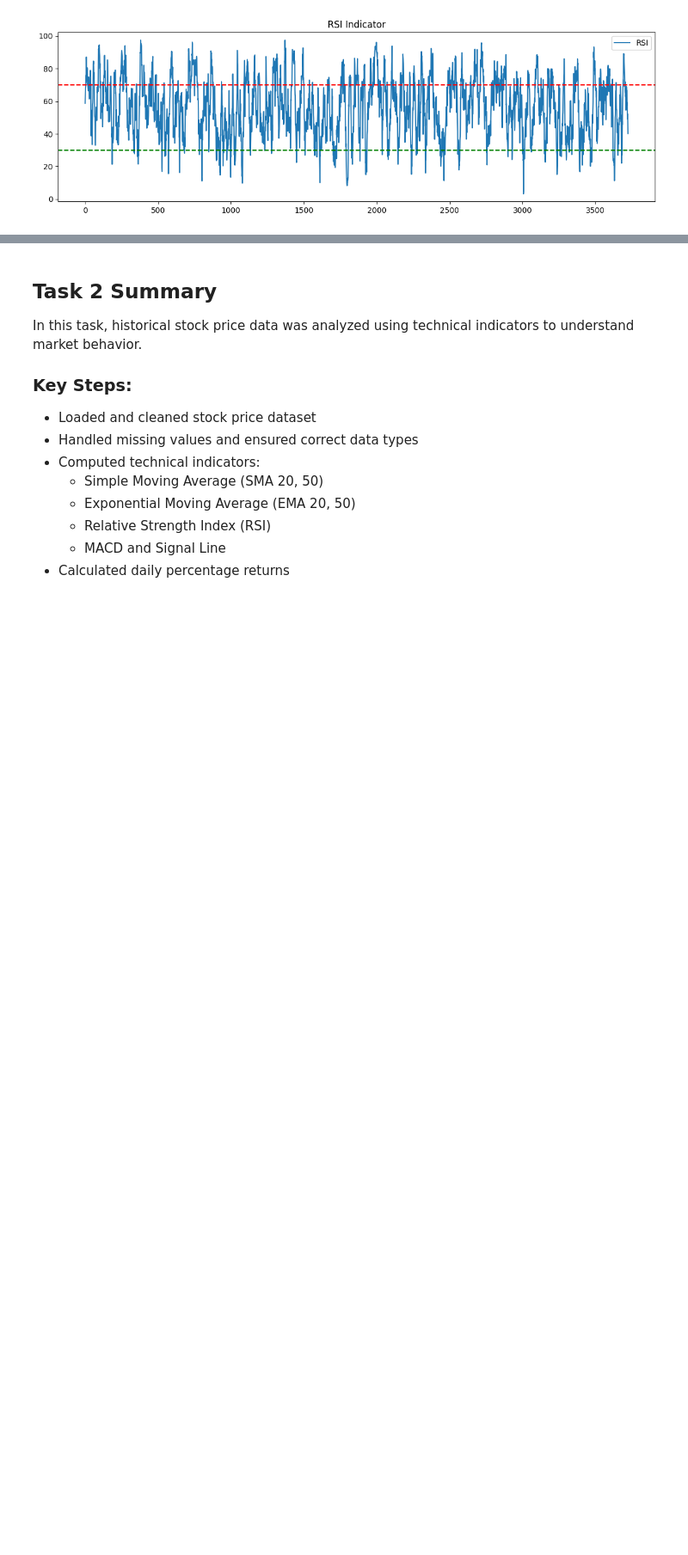
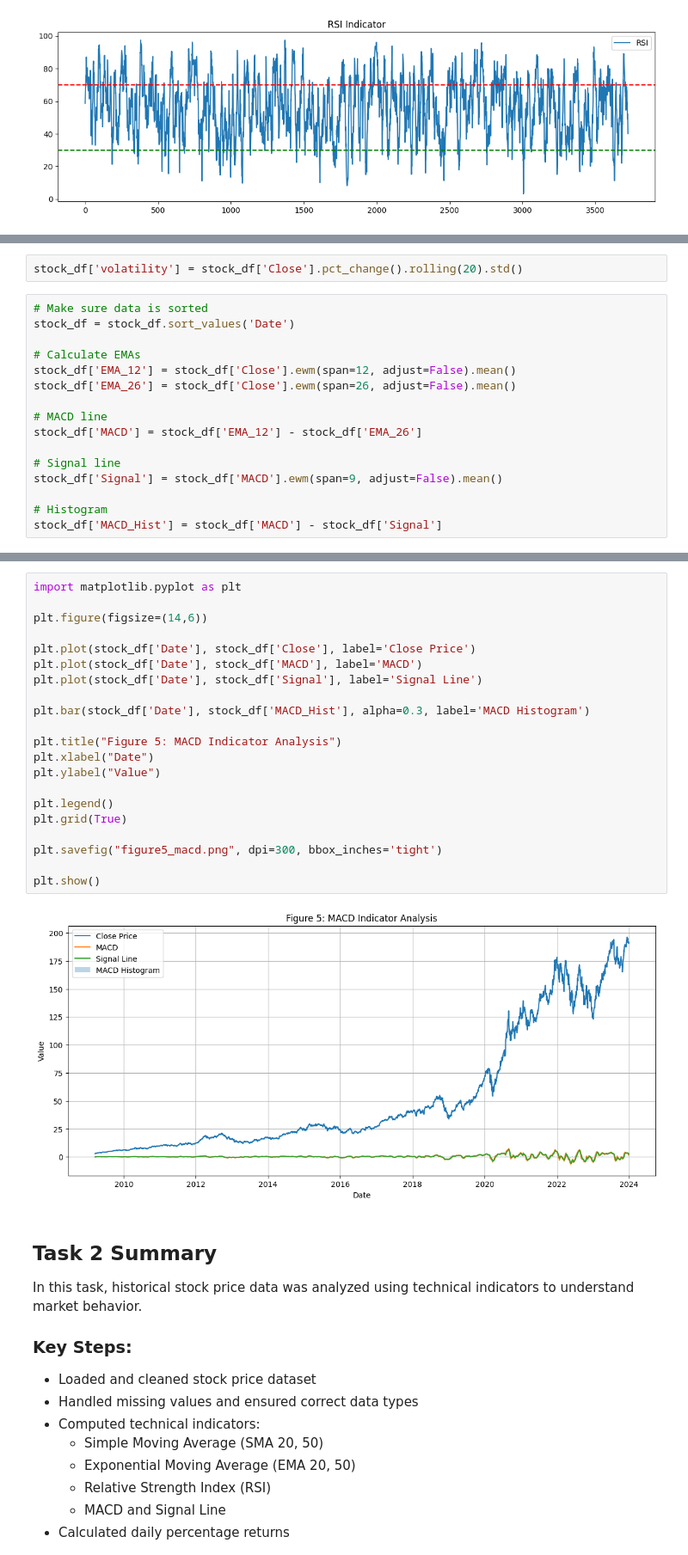
Before and after one commit to Bethabrh/10academy-news-sentiment-analysis, a Jupyter notebook: notebooks/task2_stock_analysis.ipynb, the cells around one changed output, grey strips where cells are left out. Shown at 86% size. Drawn from its saved outputs; the diff is of its cells as text; blank space fills up the shorter version.

```diff
--- a/notebooks/task2_stock_analysis.ipynb
+++ b/notebooks/task2_stock_analysis.ipynb
@@ -280,0 +342,18 @@ plt.show()
+# %%
+stock_df['volatility'] = stock_df['Close'].pct_change().rolling(20).std()
+# %%
+# Make sure data is sorted
+stock_df = stock_df.sort_values('Date')
+
+# Calculate EMAs
+stock_df['EMA_12'] = stock_df['Close'].ewm(span=12, adjust=False).mean()
+stock_df['EMA_26'] = stock_df['Close'].ewm(span=26, adjust=False).mean()
+
+# MACD line
+stock_df['MACD'] = stock_df['EMA_12'] - stock_df['EMA_26']
+
+# Signal line
+stock_df['Signal'] = stock_df['MACD'].ewm(span=9, adjust=False).mean()
+
+# Histogram
+stock_df['MACD_Hist'] = stock_df['MACD'] - stock_df['Signal']
@@ -281,3 +369,26 @@ plt.show()
+# %%
+import matplotlib.pyplot as plt
+
+plt.figure(figsize=(14,6))
+
+plt.plot(stock_df['Date'], stock_df['Close'], label='Close Price')
+plt.plot(stock_df['Date'], stock_df['MACD'], label='MACD')
+plt.plot(stock_df['Date'], stock_df['Signal'], label='Signal Line')
+
+plt.bar(stock_df['Date'], stock_df['MACD_Hist'], alpha=0.3, label='MACD Histogram')
+
+plt.title("Figure 5: MACD Indicator Analysis")
+plt.xlabel("Date")
+plt.ylabel("Value")
+
+plt.legend()
+plt.grid(True)
+
+plt.savefig("figure5_macd.png", dpi=300, bbox_inches='tight')
+
+plt.show()
+# %% [output]
+[figure, added]
 # %% [markdown]
 ## Task 2 Summary
 
```
Also changed, not shown: parts of 13 cells of this notebook, 3 other files.
